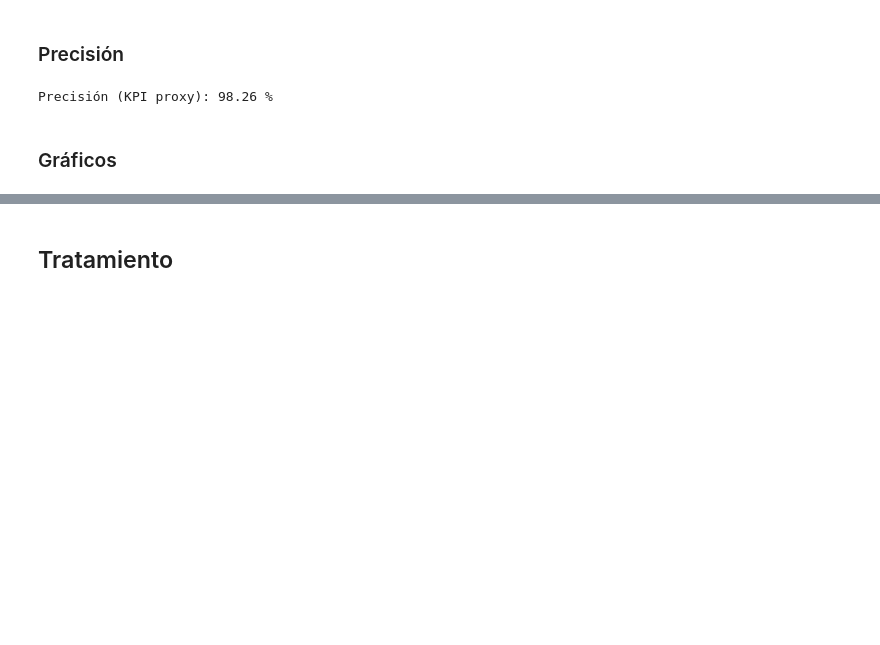
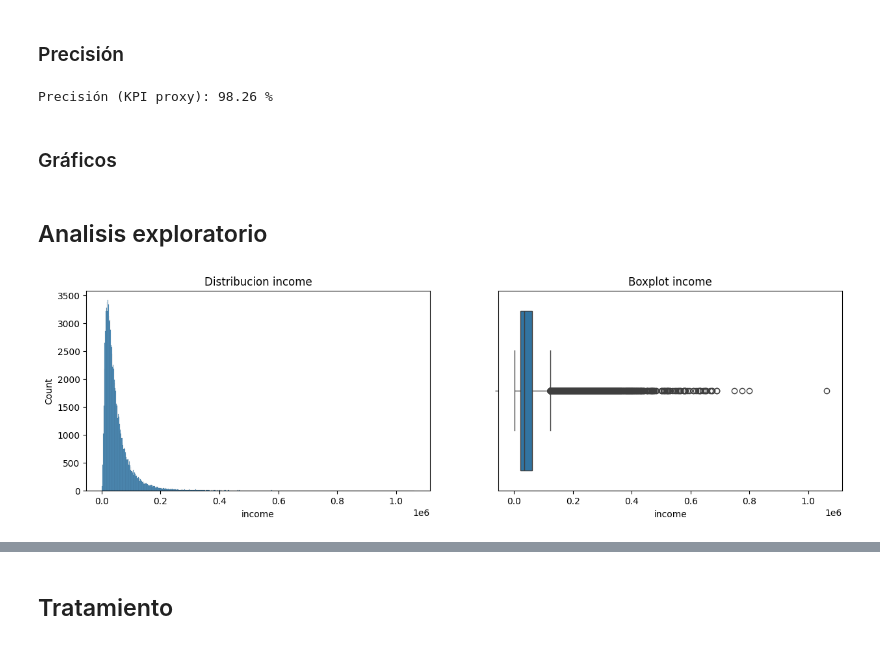
Before and after one commit to maisaarial/proyecto-machine-learning, a Jupyter notebook: proyecto.ipynb, the cells around one changed output, grey strips where cells are left out. Drawn from its saved outputs; the diff is of its cells as text; code cells hidden in the pictures; blank space fills up the shorter version.

```diff
--- a/proyecto.ipynb
+++ b/proyecto.ipynb
@@ -297,3 +283,14 @@ fig.update_layout(
 )
 
 fig.show()
+# %% [markdown]
+## Analisis exploratorio
+# %%
+fig, ax = plt.subplots(1,2, figsize=(15,4))
+sns.histplot(df['income'], ax=ax[0])
+ax[0].set_title("Distribucion income")
+sns.boxplot(df['income'], orient='y', ax=ax[1])
+ax[1].set_title("Boxplot income")
+plt.show()
+# %% [output]
+[figure, added]
```
Also changed, not shown: parts of 36 cells of this notebook.
